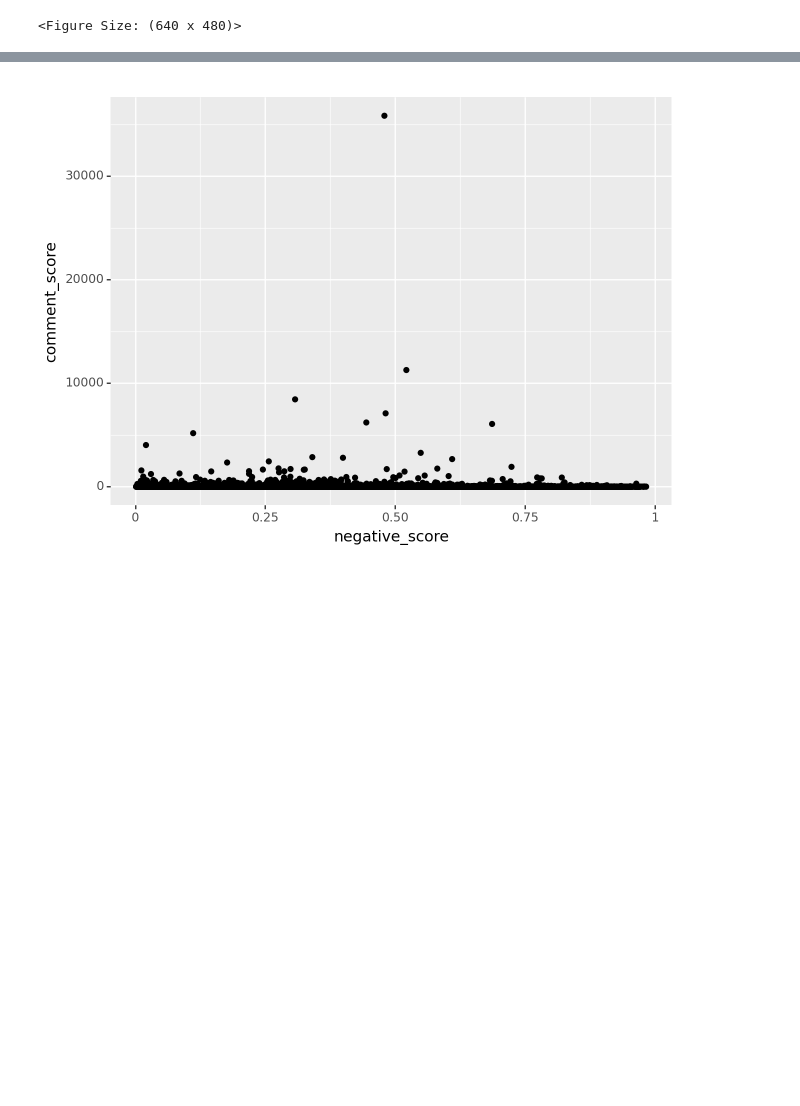
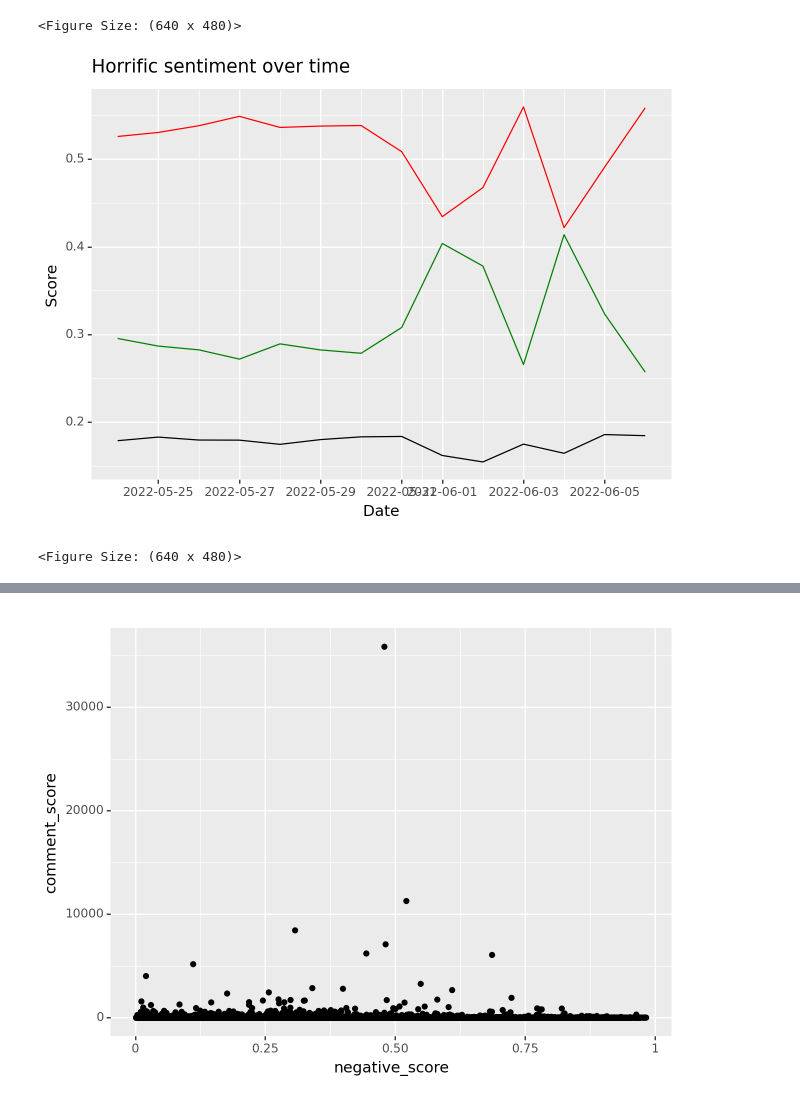
Before and after one commit to gasoto04/youtube-comments, a Jupyter notebook: Data Science 1 Final Project - Data Viz.ipynb, the cells around one changed output, grey strips where cells are left out. Saved outputs shown, nothing was run; the diff lists cells and outputs as text; code cells hidden in the pictures; blank space fills up the shorter version.

```diff
--- a/Data Science 1 Final Project - Data Viz.ipynb
+++ b/Data Science 1 Final Project - Data Viz.ipynb
@@ -26,6 +24,28 @@ swift_pop_videodata = pd.read_csv(r"C:\Users\samue\OneDrive\Documents\Grad schoo
 menendez_scandal_videodata = pd.read_csv(r"C:\Users\samue\OneDrive\Documents\Grad school - Georgetown MS DSPP\Data Science I\Final Project\menendez_scandal_videodata.csv")
 uvalde_horrific_videodata = pd.read_csv(r"C:\Users\samue\OneDrive\Documents\Grad school - Georgetown MS DSPP\Data Science I\Final Project\uvalde_horrific_videodata.csv")
 ukraine_horrific_videodata = pd.read_csv(r"C:\Users\samue\OneDrive\Documents\Grad school - Georgetown MS DSPP\Data Science I\Final Project\ukraine_horrific_videodata.csv")
+# %%
+# Uvalde sentiment data (Concatenating subsets)
+uvalde_horrific_comments1 = pd.read_csv(r"C:\Users\samue\OneDrive\Documents\Grad school - Georgetown MS DSPP\Data Science I\Final Project\uvalde_horrific_sentiment_subset_1.csv")
+uvalde_horrific_comments2 = pd.read_csv(r"C:\Users\samue\OneDrive\Documents\Grad school - Georgetown MS DSPP\Data Science I\Final Project\uvalde_horrific_sentiment_subset_2.csv")
+uvalde_horrific_comments3 = pd.read_csv(r"C:\Users\samue\OneDrive\Documents\Grad school - Georgetown MS DSPP\Data Science I\Final Project\uvalde_horrific_sentiment_subset_3.csv")
+uvalde_horrific_comments4 = pd.read_csv(r"C:\Users\samue\OneDrive\Documents\Grad school - Georgetown MS DSPP\Data Science I\Final Project\uvalde_horrific_sentiment_subset_4.csv")
+uvalde_horrific_comments5 = pd.read_csv(r"C:\Users\samue\OneDrive\Documents\Grad school - Georgetown MS DSPP\Data Science I\Final Project\uvalde_horrific_sentiment_subset_5.csv")
+uvalde_horrific_comments6 = pd.read_csv(r"C:\Users\samue\OneDrive\Documents\Grad school - Georgetown MS DSPP\Data Science I\Final Project\uvalde_horrific_sentiment_subset_6.csv")
+uvalde_horrific_comments7 = pd.read_csv(r"C:\Users\samue\OneDrive\Documents\Grad school - Georgetown MS DSPP\Data Science I\Final Project\uvalde_horrific_sentiment_subset_7.csv")
+uvalde_horrific_comments8 = pd.read_csv(r"C:\Users\samue\OneDrive\Documents\Grad school - Georgetown MS DSPP\Data Science I\Final Project\uvalde_horrific_sentiment_subset_8.csv")
+uvalde_horrific_comments9 = pd.read_csv(r"C:\Users\samue\OneDrive\Documents\Grad school - Georgetown MS DSPP\Data Science I\Final Project\uvalde_horrific_sentiment_subset_9.csv")
+
+uvalde_horrific_comments = pd.concat([uvalde_horrific_comments1,
+                                    uvalde_horrific_comments2,
+                                    uvalde_horrific_comments3,
+                                    uvalde_horrific_comments4,
+                                      uvalde_horrific_comments5,
+                                      uvalde_horrific_comments6,
+                                      uvalde_horrific_comments7,
+                                      uvalde_horrific_comments8,
+                                      uvalde_horrific_comments9
+                                     ], axis=0)
 # %%
 # data frame management
 swift_pop_comments["comment_score"] = swift_pop_comments["comment_like_count"] + 1
@@ -461,3 +364,16 @@ menendez_sentiment_byday['day_published'] = pd.to_datetime(menendez_sentiment_by
 # %% [output]
 [figure]
 <Figure Size: (640 x 480)>
+# %%
+# Uvalde horrific sentiment - over time
+uvalde_sentiment_byday = uvalde_horrific_comments.groupby('day_published')["positive_score","neutral_score","negative_score"].mean().reset_index()
+uvalde_sentiment_byday['day_published'] = pd.to_datetime(uvalde_sentiment_byday['day_published'])
+
+(ggplot(uvalde_sentiment_byday) +
+     geom_line(aes(x=uvalde_sentiment_byday["day_published"], y=uvalde_sentiment_byday["positive_score"]), group=1, color="green") +
+ geom_line(aes(x=uvalde_sentiment_byday["day_published"], y=uvalde_sentiment_byday["neutral_score"]), group=1) +
+  geom_line(aes(x=uvalde_sentiment_byday["day_published"], y=uvalde_sentiment_byday["negative_score"]), group=1, color="red") +
+     labs(x='Date', y='Score', title="Horrific sentiment over time"))
+# %% [output]
+[figure, added]
+<Figure Size: (640 x 480)>
```
Also changed, not shown: parts of 31 cells of this notebook.
